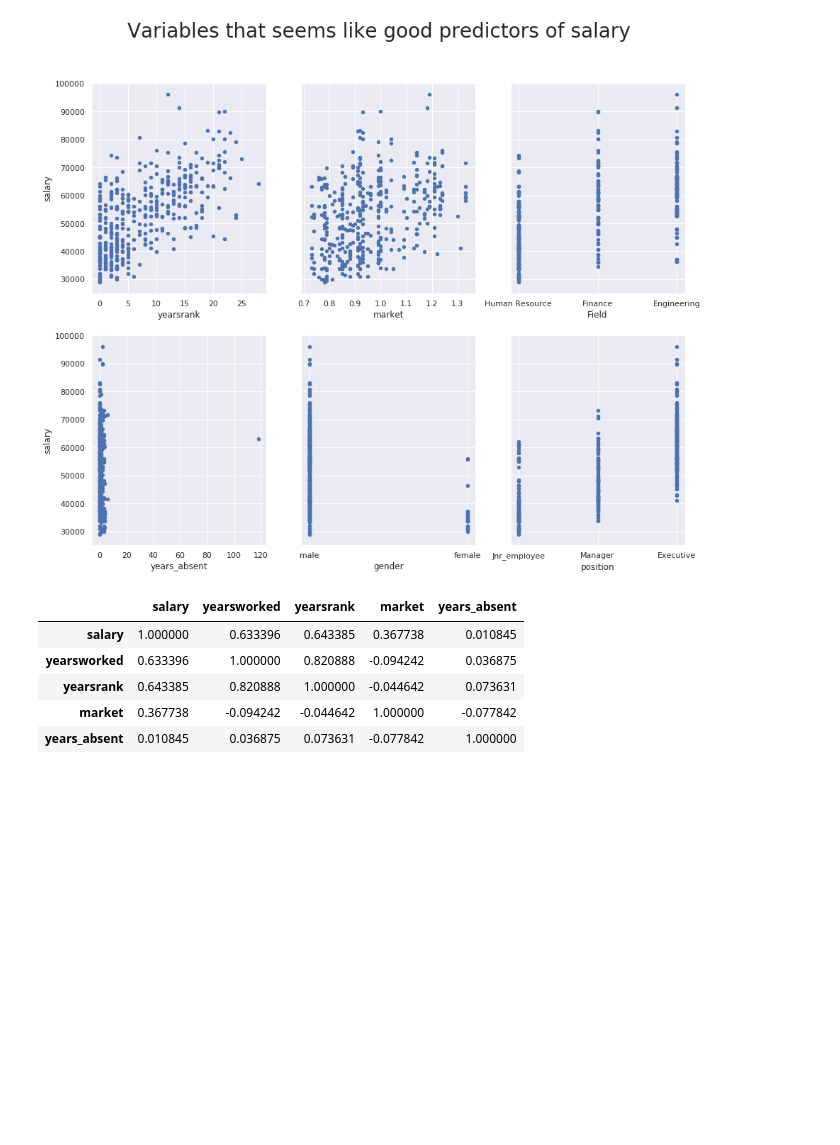
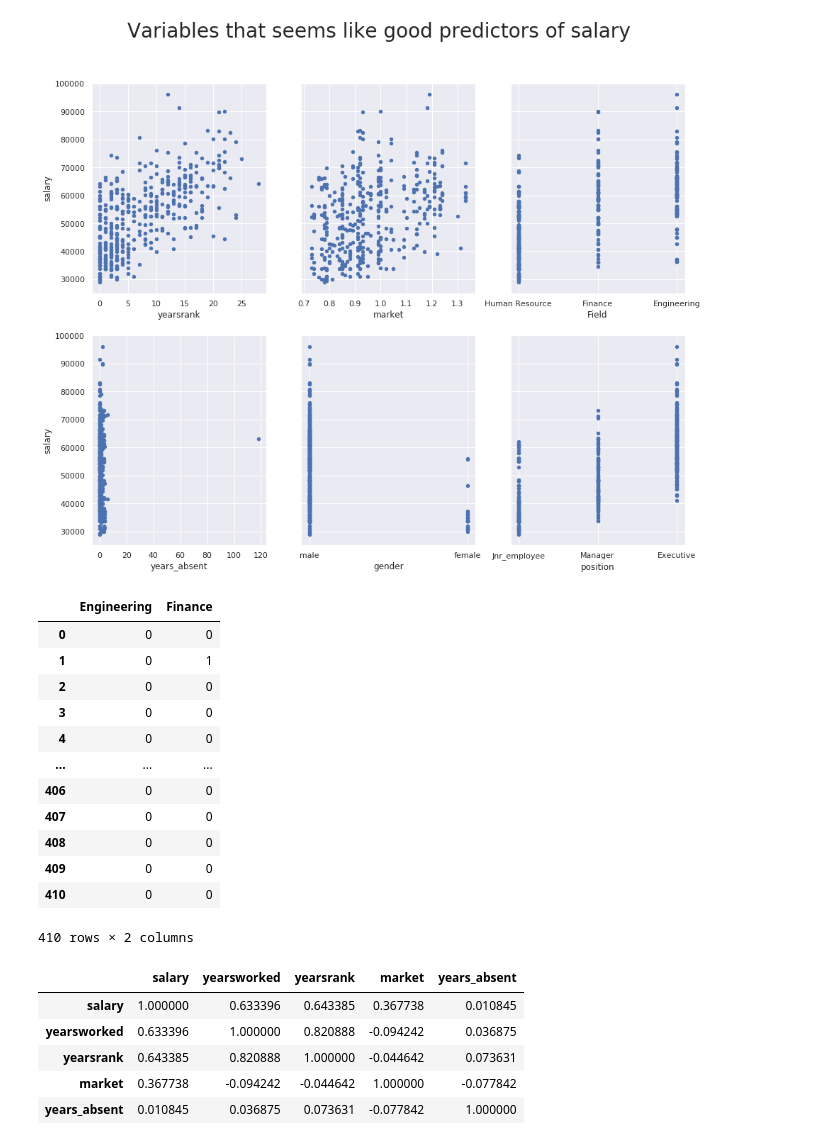
Before and after one commit to tshepojrampai/multivariate_linear_regression, a Jupyter notebook: linear_regression.ipynb, the cells around one changed output. Cells and saved outputs as stored; diff of their text form; code cells hidden in the pictures; blank space fills up the shorter version.

```diff
--- a/linear_regression.ipynb
+++ b/linear_regression.ipynb
@@ -92,6 +109,23 @@ df_train.plot(kind='scatter', x='position', y='salary', ax=axs[1,2])
 plt.show()
 # %% [output]
 [figure]
+# %%
+df_dummies =pd.get_dummies(df_train.Field).loc[:,['Engineering','Finance']]
+df_dummies
+# %% [output]
+|  | Engineering | Finance |
+| 0 | 0 | 0 |
+| 1 | 0 | 1 |
+| 2 | 0 | 0 |
+| 3 | 0 | 0 |
+| 4 | 0 | 0 |
+| ... | ... | ... |
+| 406 | 0 | 0 |
+| 407 | 0 | 0 |
+| 408 | 0 | 0 |
+| 409 | 0 | 0 |
+| 410 | 0 | 0 |
+410 rows × 2 columns
 # %%
 df_train.corr(method='pearson')
 # %% [output]
```
Also changed, not shown: parts of 3 cells of this notebook.
